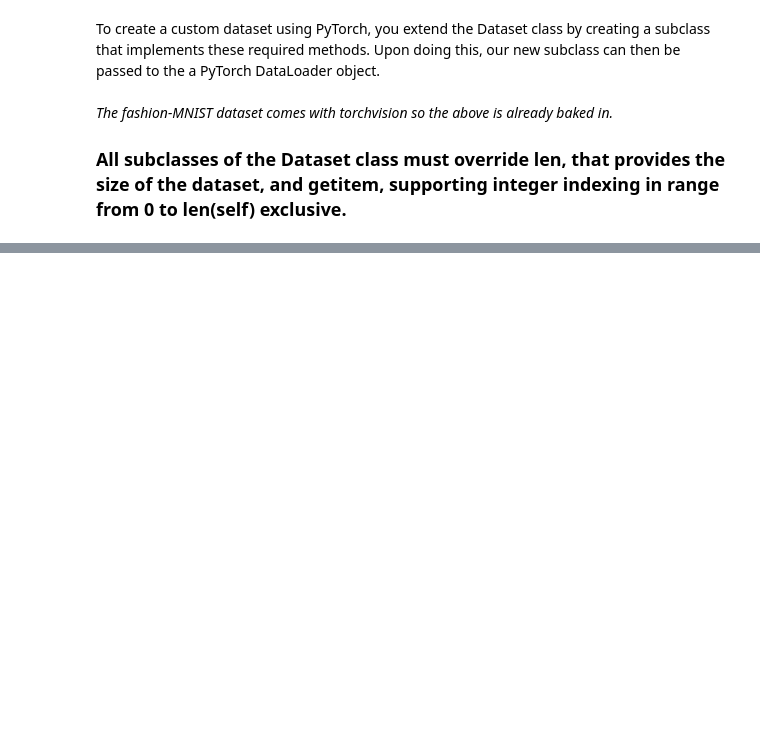
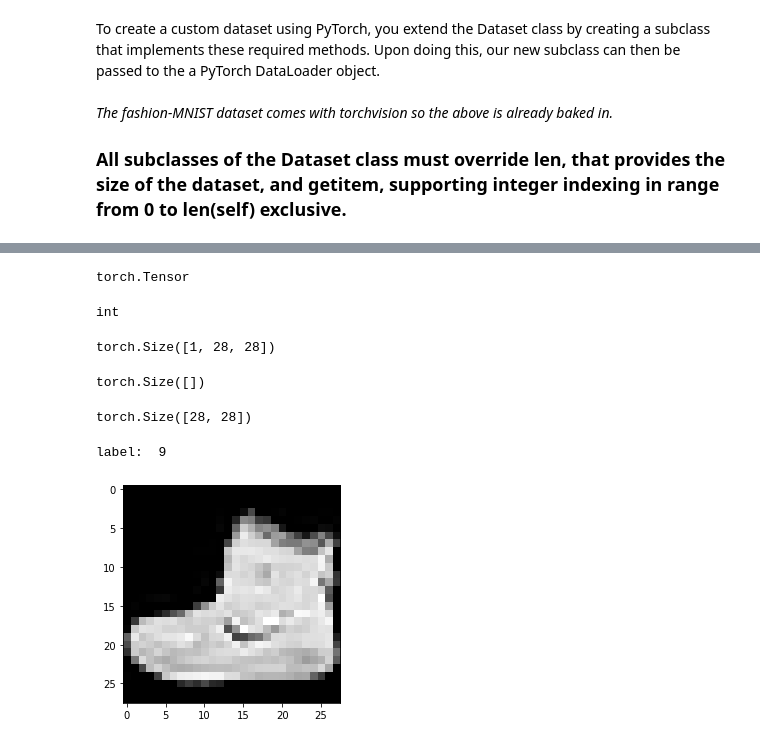
Before and after one commit to csouflis/learn_torch, a Jupyter notebook: p2_cnn_creation.ipynb, the cells around one changed output, grey strips where cells are left out. Cells and saved outputs as stored; diff of their text form; code cells hidden in the pictures; blank space fills up the shorter version.

```diff
--- a/p2_cnn_creation.ipynb
+++ b/p2_cnn_creation.ipynb
@@ -94,0 +121,4 @@ Load:
+# %%
+#The iter() function creates an object which can be iterated one element at a time.
+#The next() function returns the next item from the iterator, getting one item
+sample = next(iter(train_set))
@@ -94,0 +133,28 @@ Load:
+# %%
+image, label = sample
+# %%
+type(image)
+# %% [output]
+torch.Tensor
+# %%
+type(label)
+# %% [output]
+int
+# %%
+image.shape
+# %% [output]
+torch.Size([1, 28, 28])
+# %%
+torch.tensor(label).shape
+# %% [output]
+torch.Size([])
+# %%
+image.squeeze().shape #remove dimension size of 1
+# %% [output]
+torch.Size([28, 28])
+# %%
+plt.imshow(image.squeeze(), cmap='gray')
+print('label: ',label)
+# %% [output]
+label:  9
+[figure, added]
```
Also changed, not shown: parts of 37 cells of this notebook, 4 other files.
